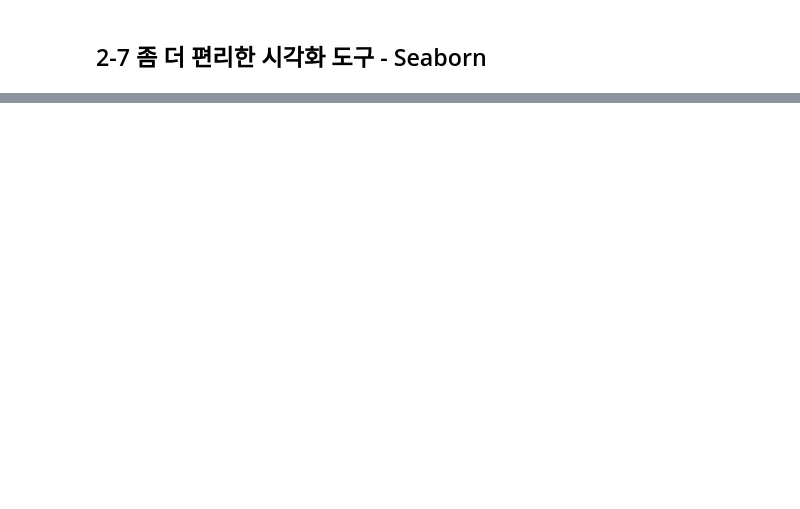
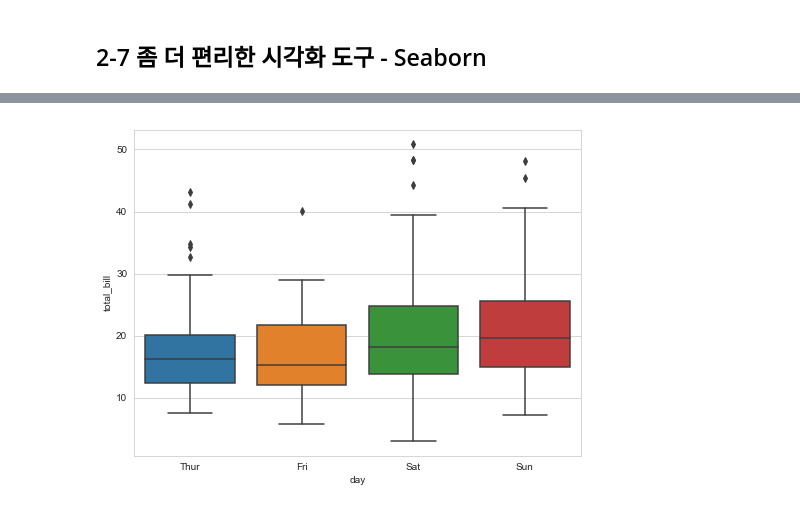
Before and after one commit to jbaeckn/data_jumurugi, a Jupyter notebook: chapter2/Chapter2_Seoul_Crime_Analysis.ipynb, the cells around one changed output, grey strips where cells are left out. Drawn from its saved outputs; the diff is of its cells as text; code cells hidden in the pictures; blank space fills up the shorter version.

```diff
--- a/chapter2/Chapter2_Seoul_Crime_Analysis.ipynb
+++ b/chapter2/Chapter2_Seoul_Crime_Analysis.ipynb
@@ -476,0 +503,10 @@ crime_anal_norm
+# %%
+import matplotlib.pyplot as plt
+import numpy as np
+import seaborn as sns
+
+sns.set_style("whitegrid")
+%matplotlib inline
+
+tips = sns.load_dataset("tips")
+tips.head(5)
@@ -476,0 +520,7 @@ crime_anal_norm
+# %%
+#Boxplot using data 'tips'. x-axis as days, y-axis as total bill
+plt.figure(figsize=(8,6))
+sns.boxplot(x="day", y="total_bill", data=tips)
+plt.show()
+# %% [output]
+[figure, added]
```
Also changed, not shown: parts of 5 cells of this notebook.
